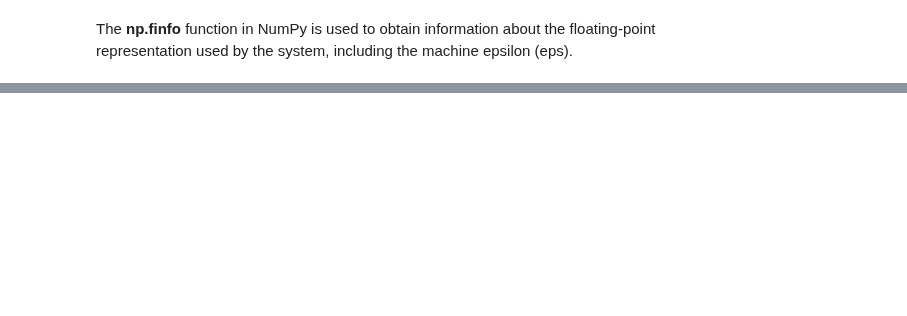
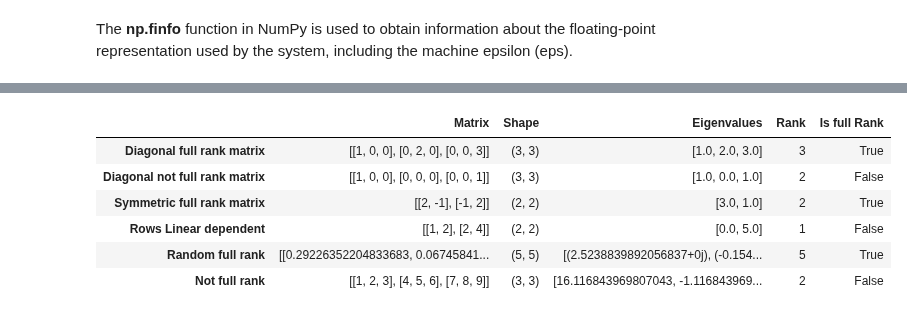
Before and after one commit to francescobaio/SMMhomeworks, a Jupyter notebook: SMM_homework1/homework1_part2.ipynb, the cells around one changed output, grey strips where cells are left out. Cells and saved outputs as stored; diff of their text form; code cells hidden in the pictures; blank space fills up the shorter version.

```diff
--- a/SMM_homework1/homework1_part2.ipynb
+++ b/SMM_homework1/homework1_part2.ipynb
@@ -76,0 +164,39 @@ The relationship between eigenvalues and full-rank condition is that if a matrix
+# %%
+import numpy as np
+import pandas as pd
+
+examples = {
+    'Diagonal full rank matrix' : np.diag([1,2,3]),
+    'Diagonal not full rank matrix': np.diag([1,0,1]),
+    'Symmetric full rank matrix' : np.array([[2,-1],[-1,2]]),
+    'Rows Linear dependent': np.array([[1,2],[2,4]]),
+    # high prob it's full rank
+    'Random full rank': np.random.rand(5,5),
+    'Not full rank' : np.array([[1,2,3],[4,5,6],[7,8,9]])
+}
+
+results = {}
+for name,matrix in examples.items():
+    result = {}
+    result['Matrix'] = examples[name]
+    result['Shape']  = matrix.shape
+    result['Eigenvalues'] = np.linalg.eigvals(examples[name])
+    result['Rank'] = np.linalg.matrix_rank(examples[name])
+    if np.linalg.matrix_rank(examples[name]) == min(matrix.shape):
+        result['Is full Rank'] = True
+    else:
+        result['Is full Rank'] = False
+
+    results[name] = result
+
+
+df_results = pd.DataFrame(results).transpose()
+df_results
+# %% [output]
+|  | Matrix | Shape | Eigenvalues | Rank | Is full Rank |
+| Diagonal full rank matrix | [[1, 0, 0], [0, 2, 0], [0, 0, 3]] | (3, 3) | [1.0, 2.0, 3.0] | 3 | True |
+| Diagonal not full rank matrix | [[1, 0, 0], [0, 0, 0], [0, 0, 1]] | (3, 3) | [1.0, 0.0, 1.0] | 2 | False |
+| Symmetric full rank matrix | [[2, -1], [-1, 2]] | (2, 2) | [3.0, 1.0] | 2 | True |
+| Rows Linear dependent | [[1, 2], [2, 4]] | (2, 2) | [0.0, 5.0] | 1 | False |
+| Random full rank | [[0.29226352204833683, 0.06745841... | (5, 5) | [(2.5238839892056837+0j), (-0.154... | 5 | True |
+| Not full rank | [[1, 2, 3], [4, 5, 6], [7, 8, 9]] | (3, 3) | [16.116843969807043, -1.116843969... | 2 | False |
```
Also changed, not shown: parts of 15 cells of this notebook, 13 other files.
